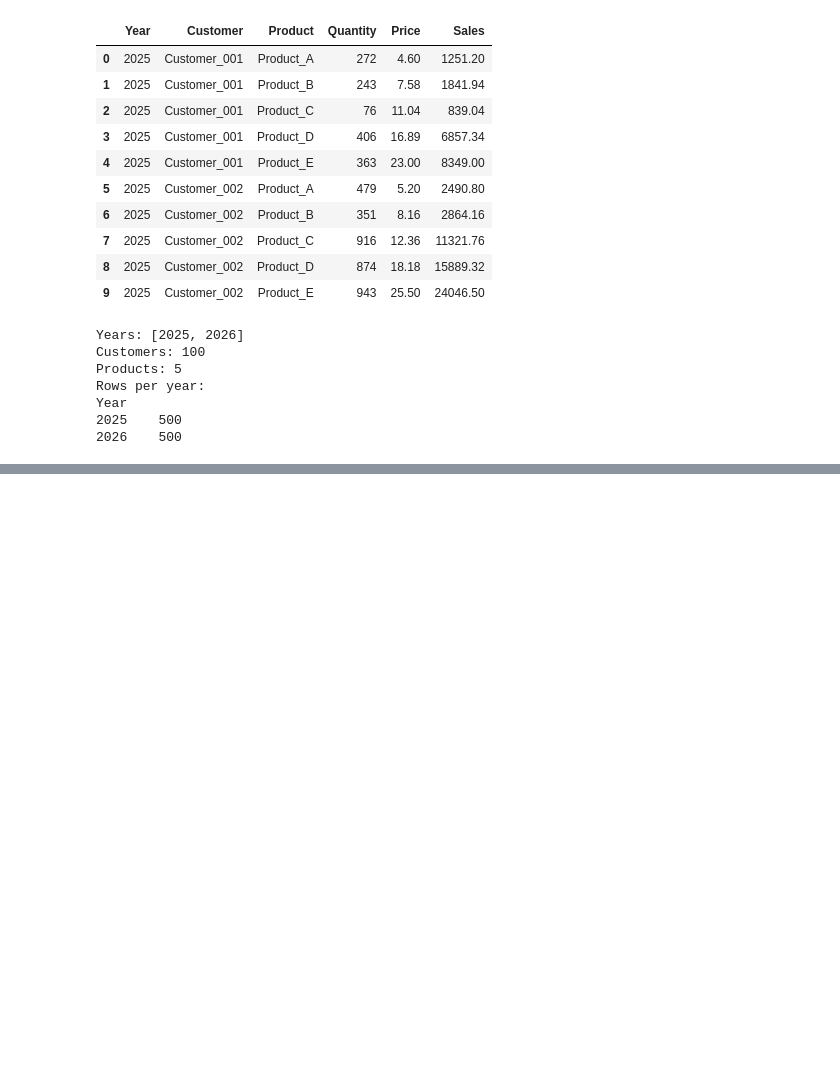
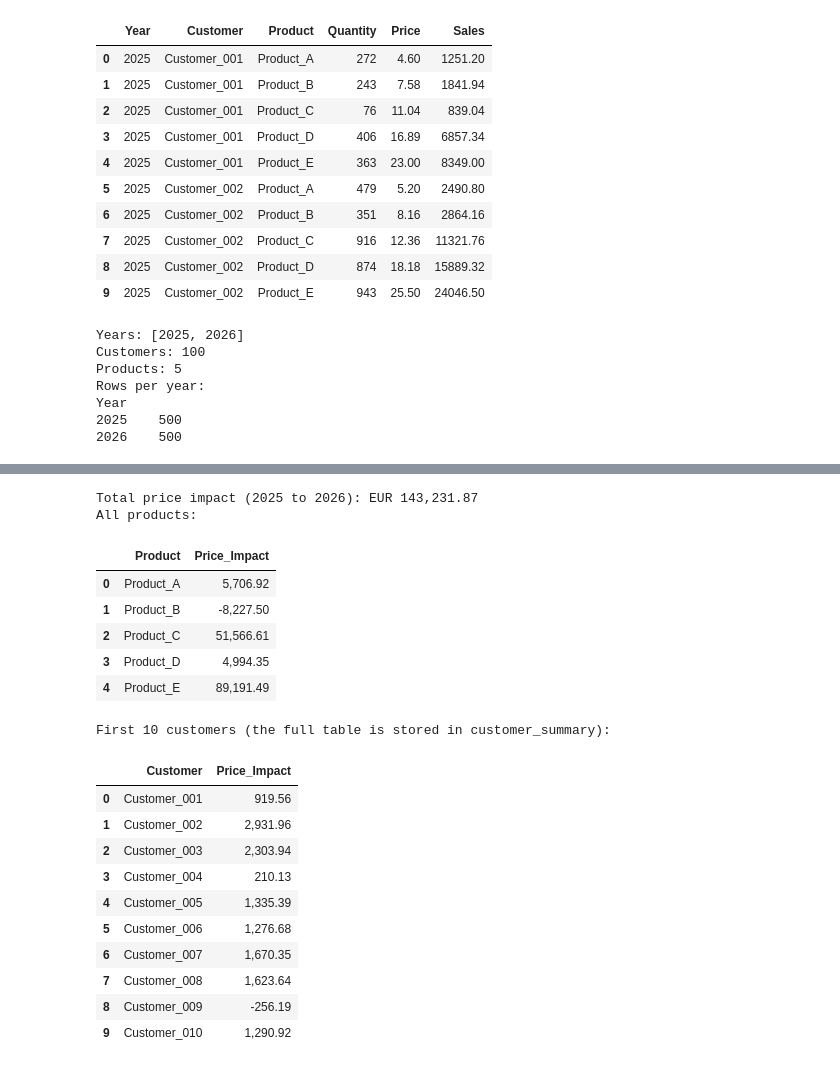
Before and after one commit to StoyanBachvarov/High-School-Math-Exam, a Jupyter notebook: sales_variance_analysis_implementation.ipynb, the cells around one changed output, grey strips where cells are left out. Cells and saved outputs as stored; diff of their text form; code cells hidden in the pictures; blank space fills up the shorter version.

```diff
--- a/sales_variance_analysis_implementation.ipynb
+++ b/sales_variance_analysis_implementation.ipynb
@@ -52,0 +145,33 @@ Year
+# %%
+product_summary = comparison.groupby('Product', as_index=False)['Price_Impact'].sum()
+product_summary['Price_Impact'] = product_summary['Price_Impact'].round(2)
+customer_summary = comparison.groupby('Customer', as_index=False)['Price_Impact'].sum()
+customer_summary['Price_Impact'] = customer_summary['Price_Impact'].round(2)
+total_price_impact = round(comparison['Price_Impact'].sum(), 2)
+
+print(f'Total price impact ({previous_year} to {current_year}): EUR {total_price_impact:,.2f}')
+print('All products:')
+display(product_summary.style.format({'Price_Impact': '{:,.2f}'}))
+print('First 10 customers (the full table is stored in customer_summary):')
+display(customer_summary.head(10).style.format({'Price_Impact': '{:,.2f}'}))
+# %% [output]
+Total price impact (2025 to 2026): EUR 143,231.87
+All products:
+|  | Product | Price_Impact |
+| 0 | Product_A | 5,706.92 |
+| 1 | Product_B | -8,227.50 |
+| 2 | Product_C | 51,566.61 |
+| 3 | Product_D | 4,994.35 |
+| 4 | Product_E | 89,191.49 |
+First 10 customers (the full table is stored in customer_summary):
+|  | Customer | Price_Impact |
+| 0 | Customer_001 | 919.56 |
+| 1 | Customer_002 | 2,931.96 |
+| 2 | Customer_003 | 2,303.94 |
+| 3 | Customer_004 | 210.13 |
+| 4 | Customer_005 | 1,335.39 |
+| 5 | Customer_006 | 1,276.68 |
+| 6 | Customer_007 | 1,670.35 |
+| 7 | Customer_008 | 1,623.64 |
+| 8 | Customer_009 | -256.19 |
+| 9 | Customer_010 | 1,290.92 |
```
Also changed, not shown: parts of 18 cells of this notebook.
